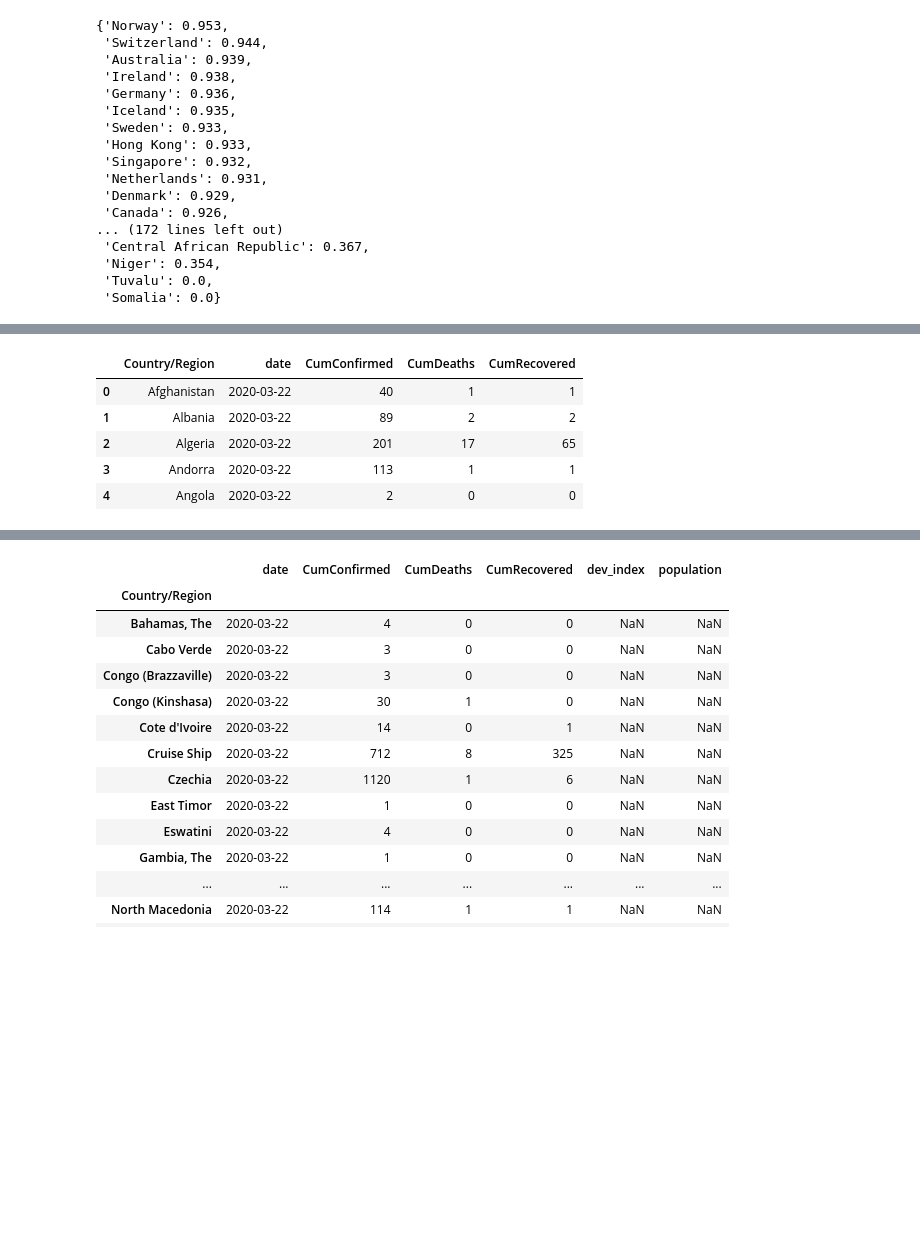
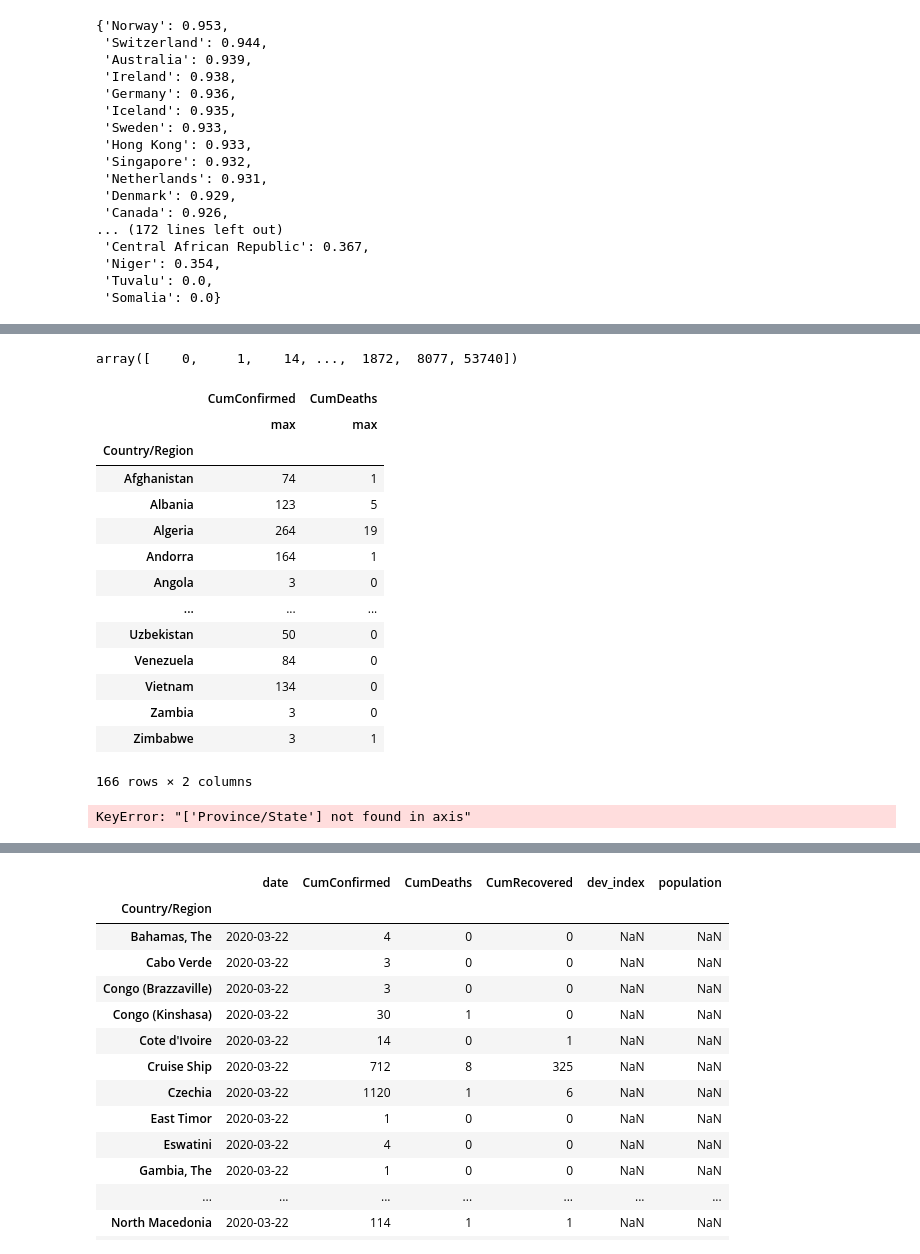
Before and after one commit to tiroger/coronavirus-tracker, a Jupyter notebook: gather_data.ipynb, the cells around one changed output, grey strips where cells are left out. Cells and saved outputs as stored; diff of their text form; code cells hidden in the pictures; blank space fills up the shorter version.

```diff
--- a/gather_data.ipynb
+++ b/gather_data.ipynb
@@ -90,14 +114,31 @@ index_dict
+# %%
+all_data.CumConfirmed.unique()
+# %% [output]
+array([    0,     1,    14, ...,  1872,  8077, 53740])
+# %%
+all_data.groupby('Country/Region').agg({'CumConfirmed': ['max'], 'CumDeaths': 'max'})
+# %% [output]
+|  | CumConfirmed | CumDeaths |
+|  | max | max |
+| Country/Region |  |  |
+| Afghanistan | 74 | 1 |
+| Albania | 123 | 5 |
+| Algeria | 264 | 19 |
+| Andorra | 164 | 1 |
+| Angola | 3 | 0 |
+| ... | ... | ... |
+| Uzbekistan | 50 | 0 |
+| Venezuela | 84 | 0 |
+| Vietnam | 134 | 0 |
+| Zambia | 3 | 0 |
+| Zimbabwe | 3 | 1 |
+166 rows × 2 columns
 # %%
 # Grouping data by country
-grouped_country = all_data.groupby('Country/Region').max().drop('Province/State', axis=1).reset_index()
-grouped_country.head()
+grouped_country = all_data.drop('Province/State')
+#grouped_country.sum()
 # %% [output]
-|  | Country/Region | date | CumConfirmed | CumDeaths | CumRecovered |
-| 0 | Afghanistan | 2020-03-22 | 40 | 1 | 1 |
-| 1 | Albania | 2020-03-22 | 89 | 2 | 2 |
-| 2 | Algeria | 2020-03-22 | 201 | 17 | 65 |
-| 3 | Andorra | 2020-03-22 | 113 | 1 | 1 |
-| 4 | Angola | 2020-03-22 | 2 | 0 | 0 |
+KeyError: "['Province/State'] not found in axis"
 # %%
 grouped_country['dev_index'] = grouped_country['Country/Region'].map(index_dict)
 grouped_country['population'] = grouped_country['Country/Region'].map(pop_dict)
```
Also changed, not shown: parts of 7 cells of this notebook, 1 other file.
